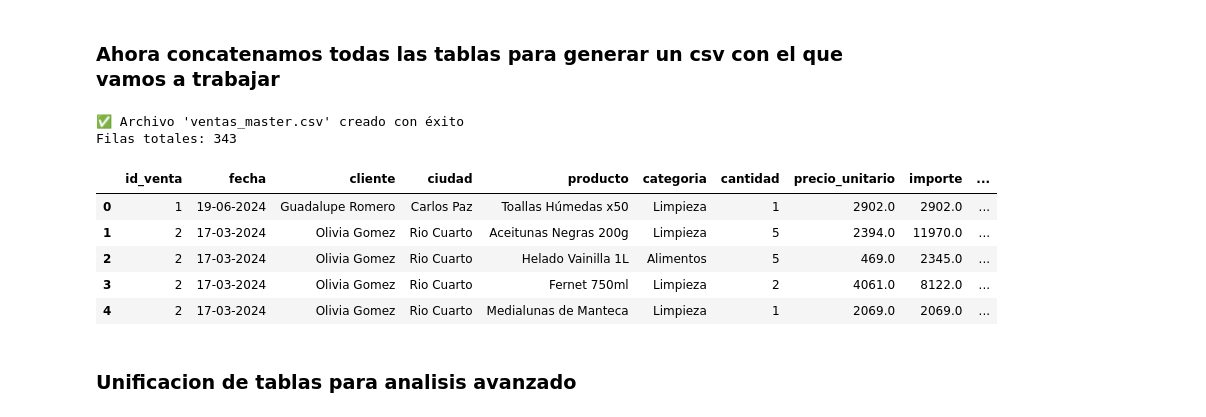
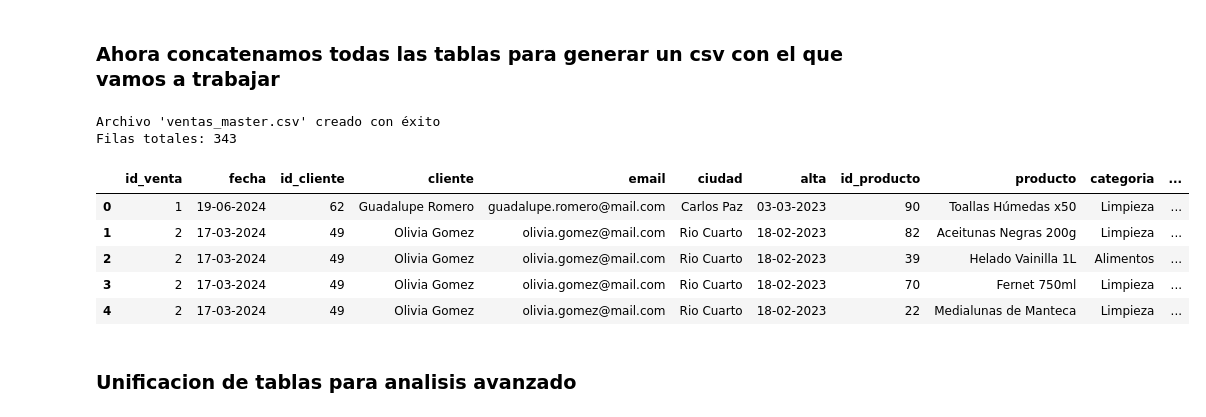
Before and after one commit to DiegoPenalba/ProyectoAurilion, a Jupyter notebook: data.ipynb, the cells around one changed output. Cells and saved outputs as stored; diff of their text form; code cells hidden in the pictures.

```diff
--- a/data.ipynb
+++ b/data.ipynb
@@ -1022,15 +1291,15 @@ ventas_detalle_df_norm.head()
 # %% [markdown]
 ### Ahora concatenamos todas las tablas para generar un csv con el que vamos a trabajar
 # %%
-
-
 # Paso 1: Renombrar los IDs para evitar confusión
 clientes_df_norm = clientes_df_norm.rename(columns={'id': 'id_cliente'})
 productos_df_norm = productos_df_norm.rename(columns={'id': 'id_producto'})
 ventas_df_encoded = ventas_df_encoded.rename(columns={'id': 'id_venta'})
-ventas_detalle_df_norm = ventas_detalle_df_norm.rename(columns={'ID_venta': 'id_venta', 'FK_producto': 'id_producto'})
+ventas_detalle_df_norm = ventas_detalle_df_norm.rename(
+    columns={'ID_venta': 'id_venta', 'FK_producto': 'id_producto'}
+)
 
-# Paso 2: Empezamos uniendo el detalle con la venta
+# Paso 2: Unimos el detalle con la venta
 detalle_ventas_full = pd.merge(
     ventas_detalle_df_norm,
     ventas_df_encoded,
@@ -1042,45 +1311,47 @@ detalle_ventas_full = pd.merge(
 detalle_ventas_full = pd.merge(
     detalle_ventas_full,
     clientes_df_norm,
     on='id_cliente',
     how='left'
 )
 
 # Paso 4: Agregamos la info del producto
 detalle_ventas_full = pd.merge(
     detalle_ventas_full,
     productos_df_norm,
     on='id_producto',
     how='left'
 )
 
-# Paso 5: Reordenamos las columnas para mayor claridad
+# Paso 5: Reordenamos las columnas para mayor claridad, incluyendo los IDs
 columnas_ordenadas = [
-    'id_venta', 'fecha', 'cliente', 'ciudad', 'producto', 'categoria',
+    'id_venta', 'fecha',
+    'id_cliente', 'cliente', 'email', 'ciudad', 'alta',
+    'id_producto', 'producto', 'categoria',
     'cantidad', 'precio_unitario', 'importe', 'importe_std',
     'medio_pago_efectivo', 'medio_pago_qr', 'medio_pago_tarjeta', 'medio_pago_transferencia',
-    'precio', 'email', 'alta'
+    'precio'
 ]
 
-# Tomamos solo las columnas que existan (por si alguna no está)
+# Tomamos solo las columnas que existan (por si alguna falta)
 columnas_finales = [col for col in columnas_ordenadas if col in detalle_ventas_full.columns]
 ventas_master_df = detalle_ventas_full[columnas_finales]
 
 # Paso 6: Guardamos en CSV
 ventas_master_df.to_csv("ventas_master.csv", index=False, encoding='utf-8-sig')
 
-print("✅ Archivo 'ventas_master.csv' creado con éxito")
+print("Archivo 'ventas_master.csv' creado con éxito")
 print("Filas totales:", len(ventas_master_df))
 ventas_master_df.head()
 # %% [output]
-✅ Archivo 'ventas_master.csv' creado con éxito
+Archivo 'ventas_master.csv' creado con éxito
 Filas totales: 343
-|  | id_venta | fecha | cliente | ciudad | producto | categoria | cantidad | precio_unitario | importe | ... |
-| 0 | 1 | 19-06-2024 | Guadalupe Romero | Carlos Paz | Toallas Húmedas x50 | Limpieza | 1 | 2902.0 | 2902.0 | ... |
-| 1 | 2 | 17-03-2024 | Olivia Gomez | Rio Cuarto | Aceitunas Negras 200g | Limpieza | 5 | 2394.0 | 11970.0 | ... |
-| 2 | 2 | 17-03-2024 | Olivia Gomez | Rio Cuarto | Helado Vainilla 1L | Alimentos | 5 | 469.0 | 2345.0 | ... |
-| 3 | 2 | 17-03-2024 | Olivia Gomez | Rio Cuarto | Fernet 750ml | Limpieza | 2 | 4061.0 | 8122.0 | ... |
-| 4 | 2 | 17-03-2024 | Olivia Gomez | Rio Cuarto | Medialunas de Manteca | Limpieza | 1 | 2069.0 | 2069.0 | ... |
+|  | id_venta | fecha | id_cliente | cliente | email | ciudad | alta | id_producto | producto | categoria | ... |
+| 0 | 1 | 19-06-2024 | 62 | Guadalupe Romero | guadalupe.romero@mail.com | Carlos Paz | 03-03-2023 | 90 | Toallas Húmedas x50 | Limpieza | ... |
+| 1 | 2 | 17-03-2024 | 49 | Olivia Gomez | olivia.gomez@mail.com | Rio Cuarto | 18-02-2023 | 82 | Aceitunas Negras 200g | Limpieza | ... |
+| 2 | 2 | 17-03-2024 | 49 | Olivia Gomez | olivia.gomez@mail.com | Rio Cuarto | 18-02-2023 | 39 | Helado Vainilla 1L | Alimentos | ... |
+| 3 | 2 | 17-03-2024 | 49 | Olivia Gomez | olivia.gomez@mail.com | Rio Cuarto | 18-02-2023 | 70 | Fernet 750ml | Limpieza | ... |
+| 4 | 2 | 17-03-2024 | 49 | Olivia Gomez | olivia.gomez@mail.com | Rio Cuarto | 18-02-2023 | 22 | Medialunas de Manteca | Limpieza | ... |
 # %% [markdown]
 ### Unificacion de tablas para analisis avanzado
 # %%
```
Also changed, not shown: parts of 25 cells of this notebook, 1 other file.
